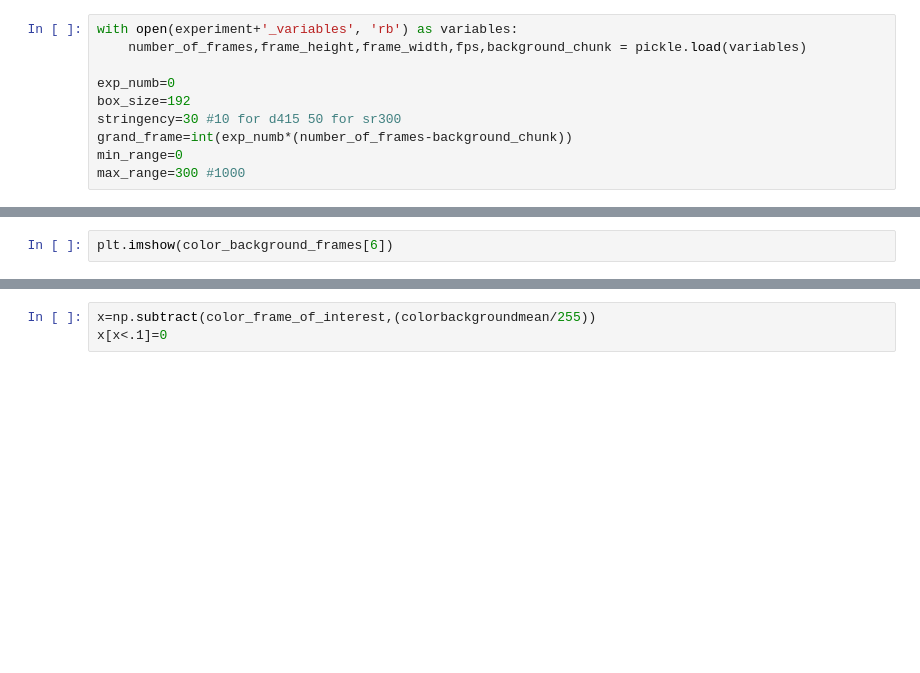
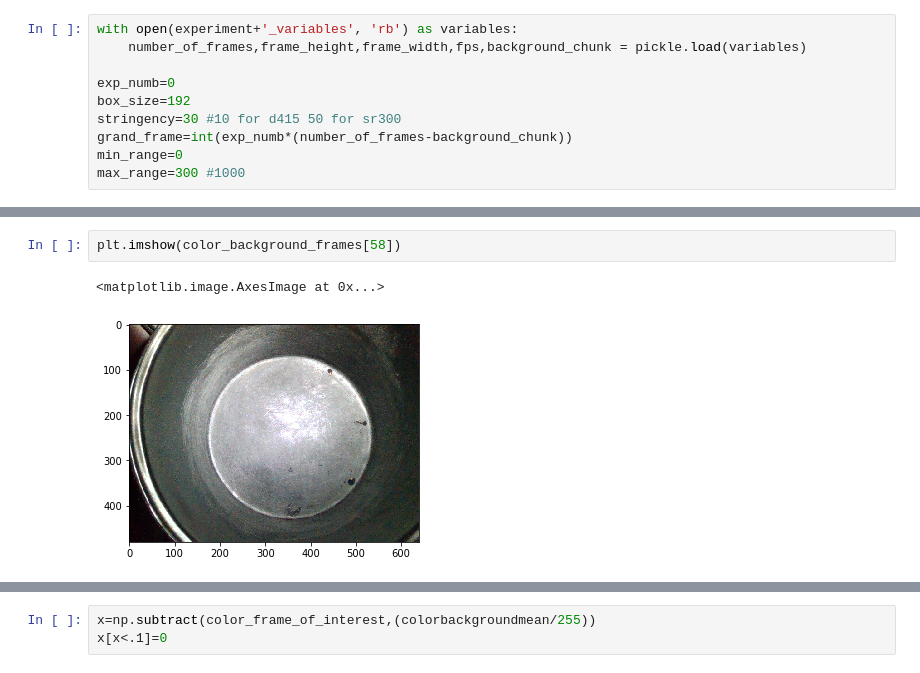
Before and after one commit to GitwellAnyohub/Real_Sensible_Moseq, a Jupyter notebook: data_acquisition/d415_acquisition_process_depth_and_color.ipynb, the cells around one changed output, grey strips where cells are left out. Drawn from its saved outputs; the diff is of its cells as text; blank space fills up the shorter version.

```diff
--- a/data_acquisition/d415_acquisition_process_depth_and_color.ipynb
+++ b/data_acquisition/d415_acquisition_process_depth_and_color.ipynb
@@ -91,7 +109,10 @@ colorbackgroundvariance=np.var(color_background_frames, axis=0)
 colorbackgroundmean=np.dot(colorbackgroundmean[...,:3], [.33, .34, .33])
 colorbackgroundvariance=np.dot(colorbackgroundvariance[...,:3], [.33, .34, .33])
 # %%
-plt.imshow(color_background_frames[6])
+plt.imshow(color_background_frames[58])
+# %% [output]
+<matplotlib.image.AxesImage at 0x...>
+[figure, added]
 # %%
 min_range=0
 stringency=8
```
Also changed, not shown: parts of 22 cells of this notebook, 1 other file.
